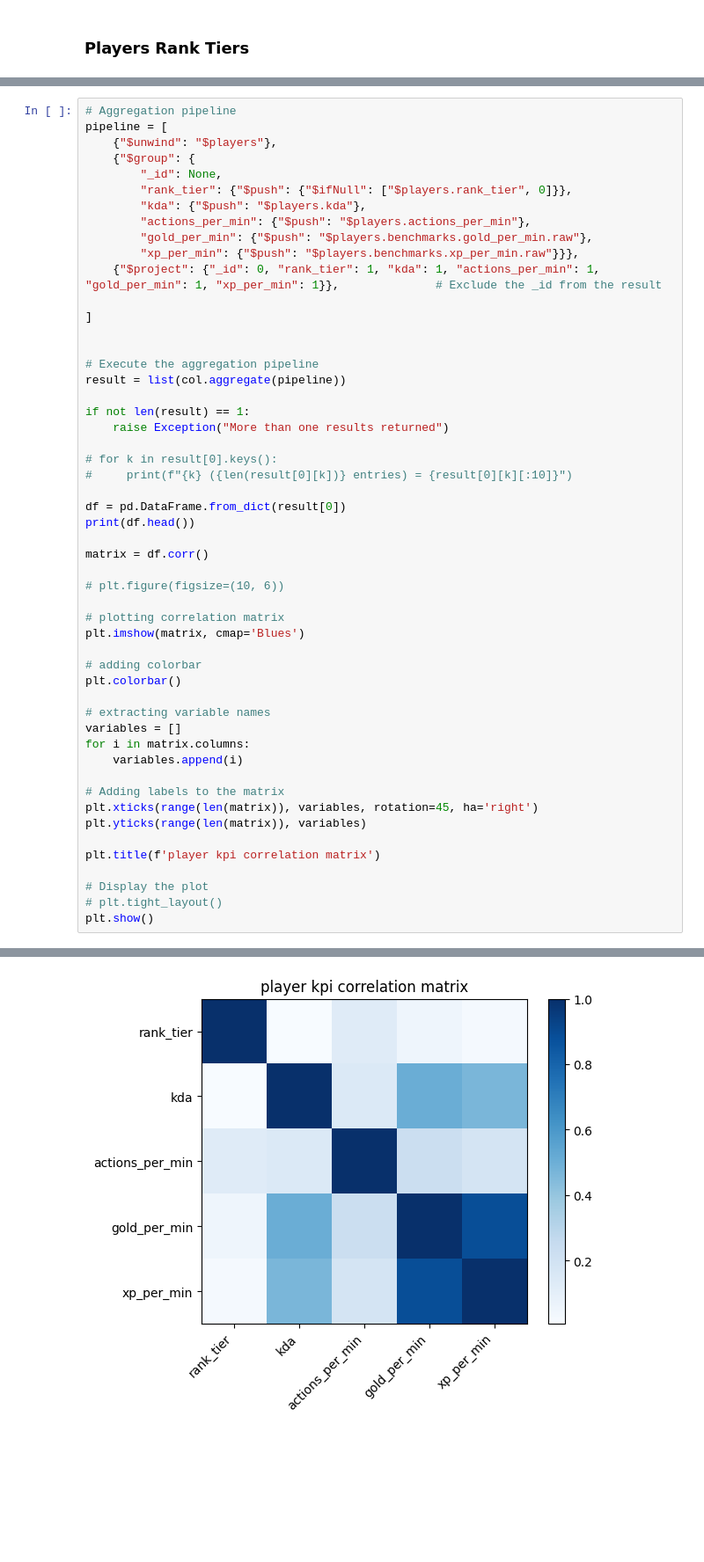
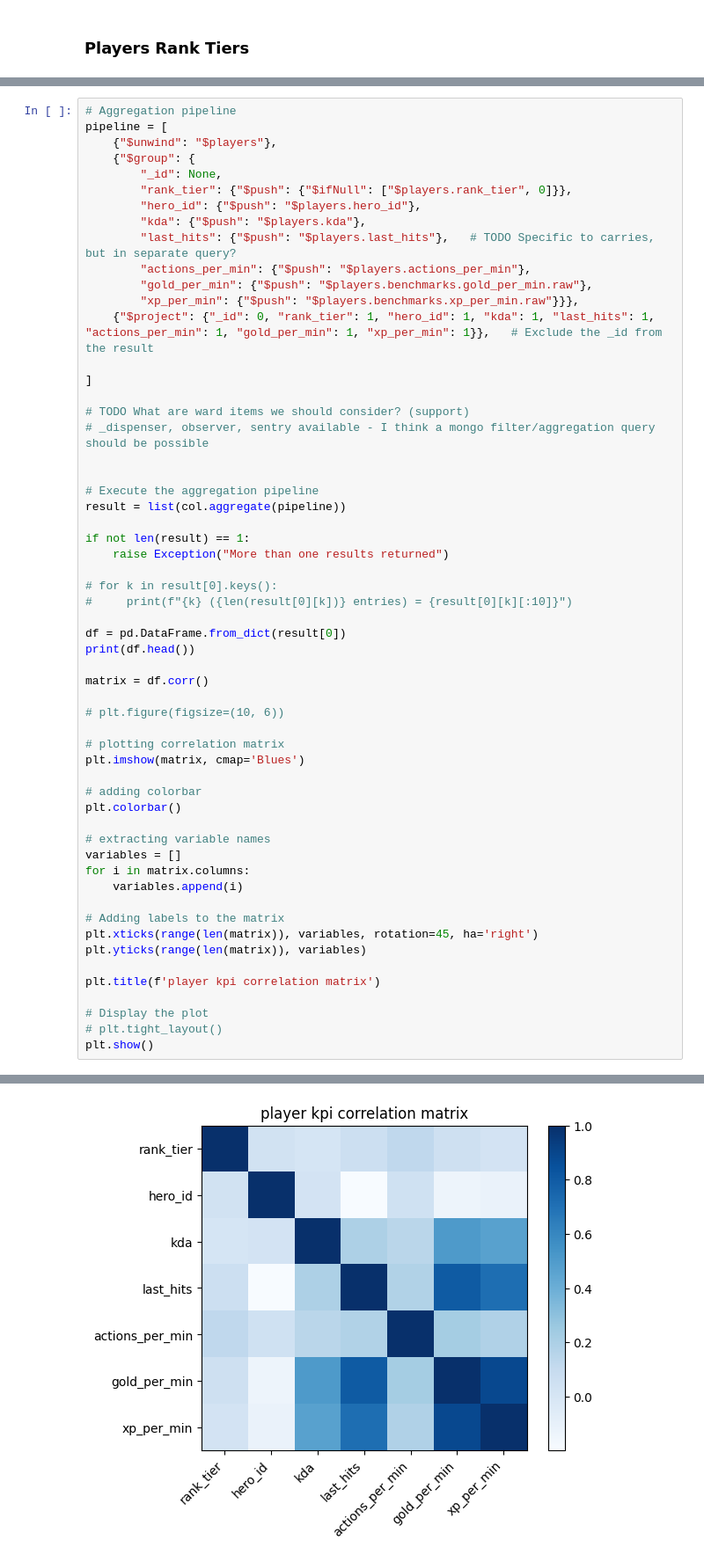
Before and after one commit to batukav/mmr-predictor, a Jupyter notebook: mongo_match_eda.ipynb, the cells around one changed output, grey strips where cells are left out. Shown at 88% size. Cells and saved outputs as stored; diff of their text form; blank space fills up the shorter version.

Commit message:
improved doc, added player attr to query

```diff
--- a/mongo_match_eda.ipynb
+++ b/mongo_match_eda.ipynb
@@ -173,13 +208,18 @@ pipeline = [
     {"$group": {
         "_id": None,
         "rank_tier": {"$push": {"$ifNull": ["$players.rank_tier", 0]}},
+        "hero_id": {"$push": "$players.hero_id"},
         "kda": {"$push": "$players.kda"},
+        "last_hits": {"$push": "$players.last_hits"},   # TODO Specific to carries, but in separate query?
         "actions_per_min": {"$push": "$players.actions_per_min"},
         "gold_per_min": {"$push": "$players.benchmarks.gold_per_min.raw"},
         "xp_per_min": {"$push": "$players.benchmarks.xp_per_min.raw"}}},
-    {"$project": {"_id": 0, "rank_tier": 1, "kda": 1, "actions_per_min": 1, "gold_per_min": 1, "xp_per_min": 1}},              # Exclude the _id from the result
+    {"$project": {"_id": 0, "rank_tier": 1, "hero_id": 1, "kda": 1, "last_hits": 1, "actions_per_min": 1, "gold_per_min": 1, "xp_per_min": 1}},   # Exclude the _id from the result
 
 ]
+
+# TODO What are ward items we should consider? (support)
+# _dispenser, observer, sentry available - I think a mongo filter/aggregation query should be possible
 
 
 # Execute the aggregation pipeline
@@ -228 +275 @@ plt.show()
-[figure, old version]
+[figure, new version]
```
Also changed, not shown: parts of 12 cells of this notebook.
